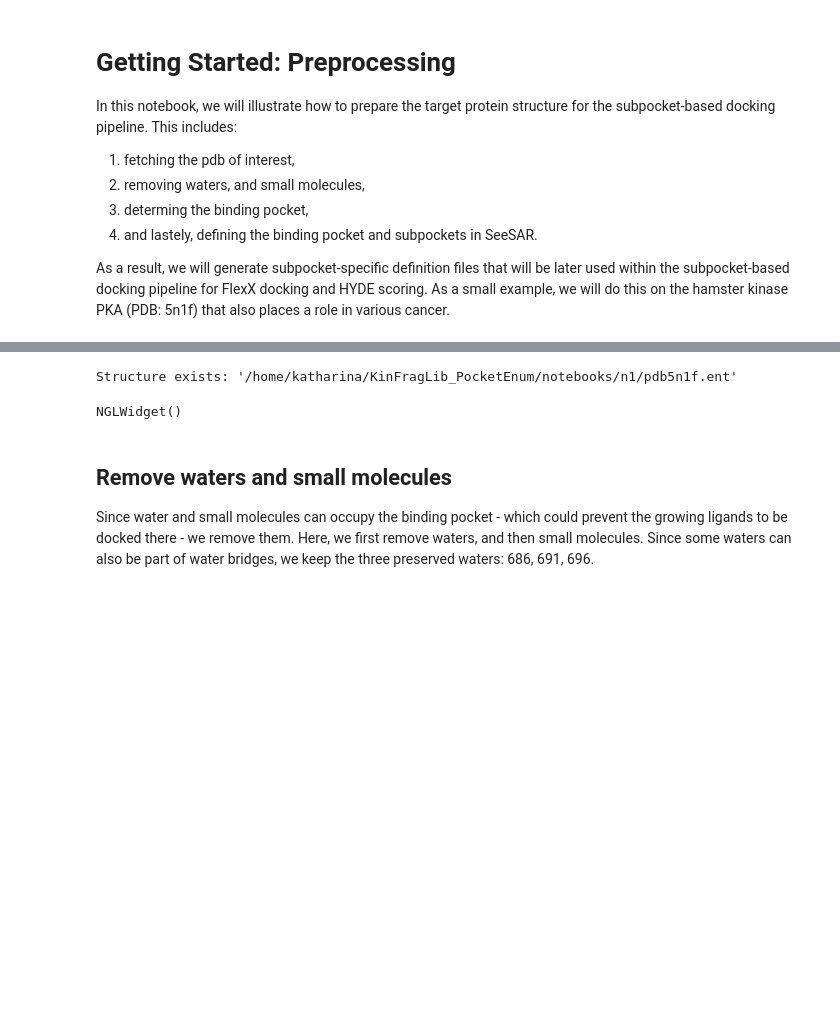
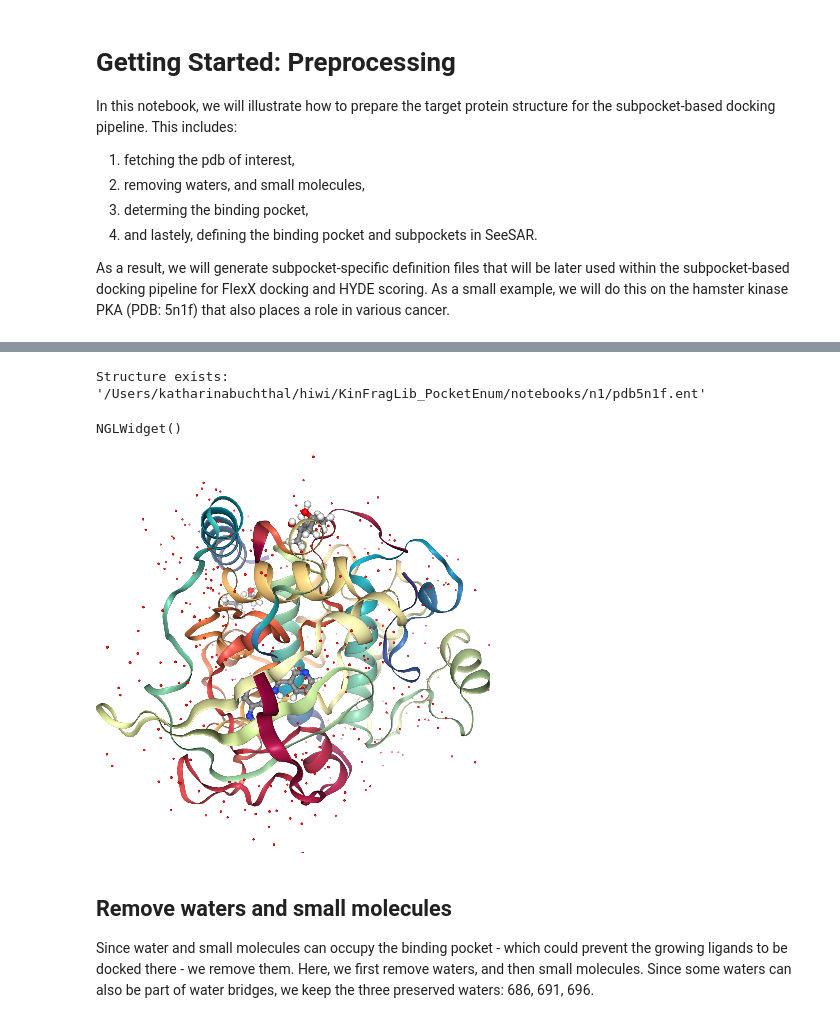
Before and after one commit to volkamerlab/KinFragLib_PocketEnum, a Jupyter notebook: notebooks/getting_started.ipynb, the cells around one changed output, grey strips where cells are left out. Saved outputs shown, nothing was run; the diff lists cells and outputs as text; code cells hidden in the pictures; blank space fills up the shorter version.

```diff
--- a/notebooks/getting_started.ipynb
+++ b/notebooks/getting_started.ipynb
@@ -22,11 +34,9 @@ pdb_id = "5N1F"
 # %%
-# Workaround until opencadd is fixed -> TODO manually install biopyhton 1.85 (pip install biopython==1.85)
-pdbl = PDB.PDBList()
+pdbl = PDB.PDBList(server="https://files.wwpdb.org")
 pdb_filename = pdbl.retrieve_pdb_file(pdb_id, file_format="pdb")
-
 structure = PDB.PDBParser().get_structure(pdb_id, pdb_filename)
 # %% [output]
-Structure exists: '/home/katharina/KinFragLib_PocketEnum/notebooks/n1/pdb5n1f.ent'
+Structure exists: '/Users/katharinabuchthal/hiwi/KinFragLib_PocketEnum/notebooks/n1/pdb5n1f.ent'
 # %%
 view = nglview.show_biopython(structure)
 view.add_representation('licorice',selection="water")
@@ -36,3 +48,7 @@ NGLWidget()
+# %%
+view._display_image()
+# %% [output]
+[figure, added]
 # %% [markdown]
 ## Remove waters and small molecules
 Since water and small molecules can occupy the binding pocket - which could prevent the growing ligands to be docked there - we remove them. Here, we first remove waters, and then small molecules. Since some waters can also be part of water bridges, we keep the three preserved waters: 686, 691, 696.
```
Also changed, not shown: parts of 19 cells of this notebook, 1 other file.
